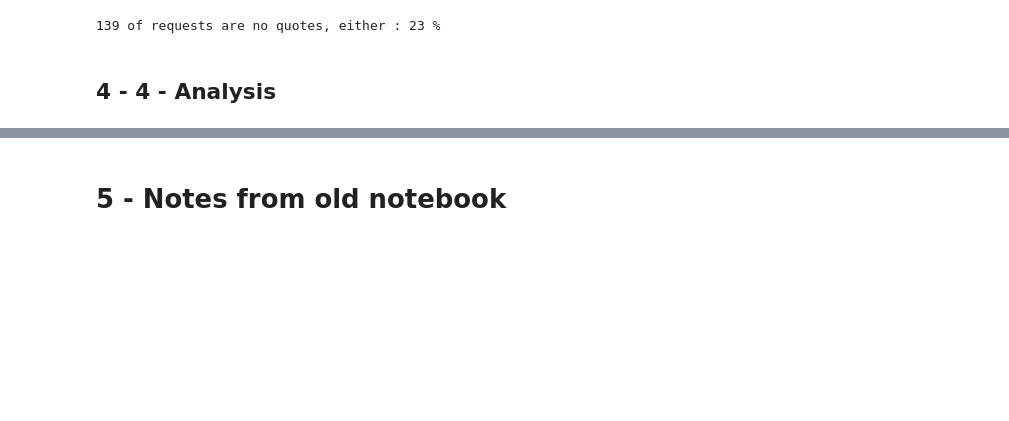
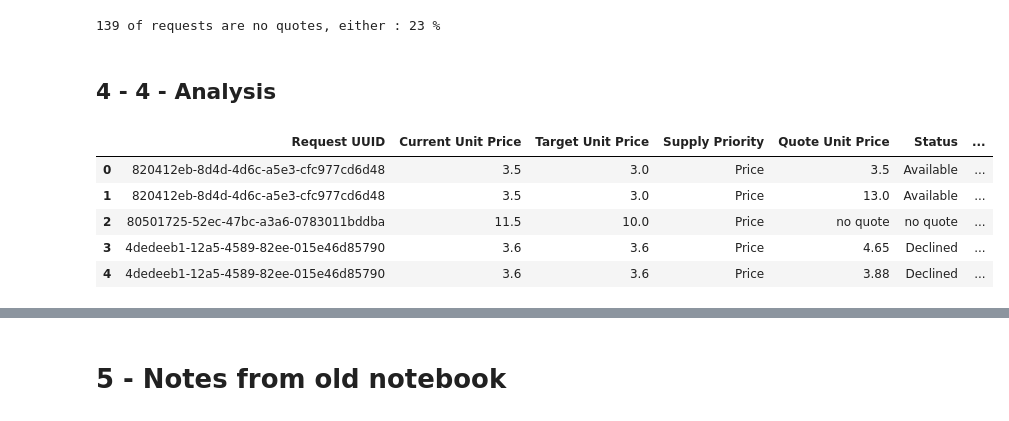
Before and after one commit to guillaumebrethes/Opply, a Jupyter notebook: S_1.ipynb, the cells around one changed output, grey strips where cells are left out. Saved outputs shown, nothing was run; the diff lists cells and outputs as text; code cells hidden in the pictures; blank space fills up the shorter version.

```diff
--- a/S_1.ipynb
+++ b/S_1.ipynb
@@ -609,3 +628,12 @@ print(requests_without_quotes, "of requests are no quotes, either :", round(requ
 139 of requests are no quotes, either : 23 %
 # %% [markdown]
 ## 4 - 4 - Analysis
+# %%
+merge_outer.head()
+# %% [output]
+|  | Request UUID | Current Unit Price | Target Unit Price | Supply Priority | Quote Unit Price | Status | ... |
+| 0 | 820412eb-8d4d-4d6c-a5e3-cfc977cd6d48 | 3.5 | 3.0 | Price | 3.5 | Available | ... |
+| 1 | 820412eb-8d4d-4d6c-a5e3-cfc977cd6d48 | 3.5 | 3.0 | Price | 13.0 | Available | ... |
+| 2 | 80501725-52ec-47bc-a3a6-0783011bddba | 11.5 | 10.0 | Price | no quote | no quote | ... |
+| 3 | 4dedeeb1-12a5-4589-82ee-015e46d85790 | 3.6 | 3.6 | Price | 4.65 | Declined | ... |
+| 4 | 4dedeeb1-12a5-4589-82ee-015e46d85790 | 3.6 | 3.6 | Price | 3.88 | Declined | ... |
```
Also changed, not shown: parts of 10 cells of this notebook.
